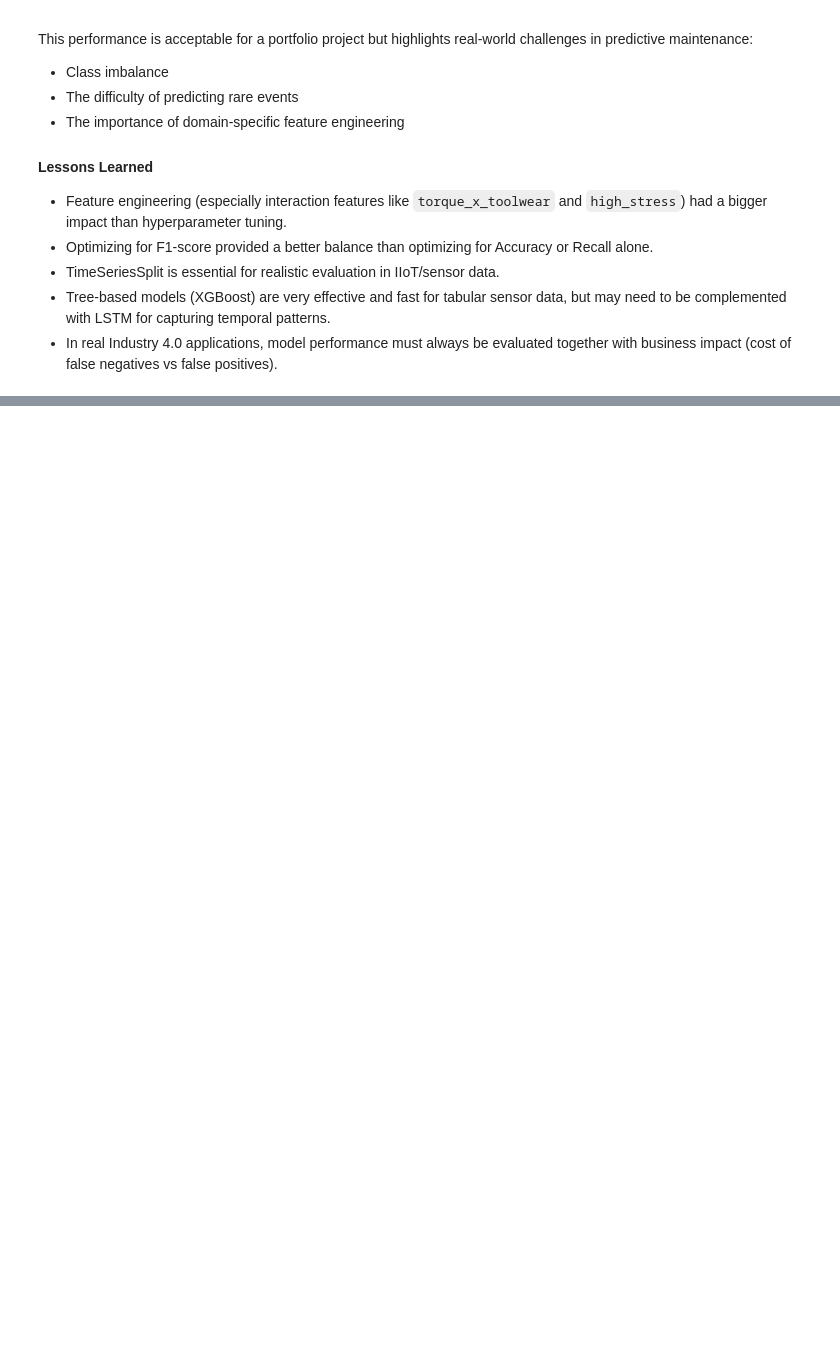
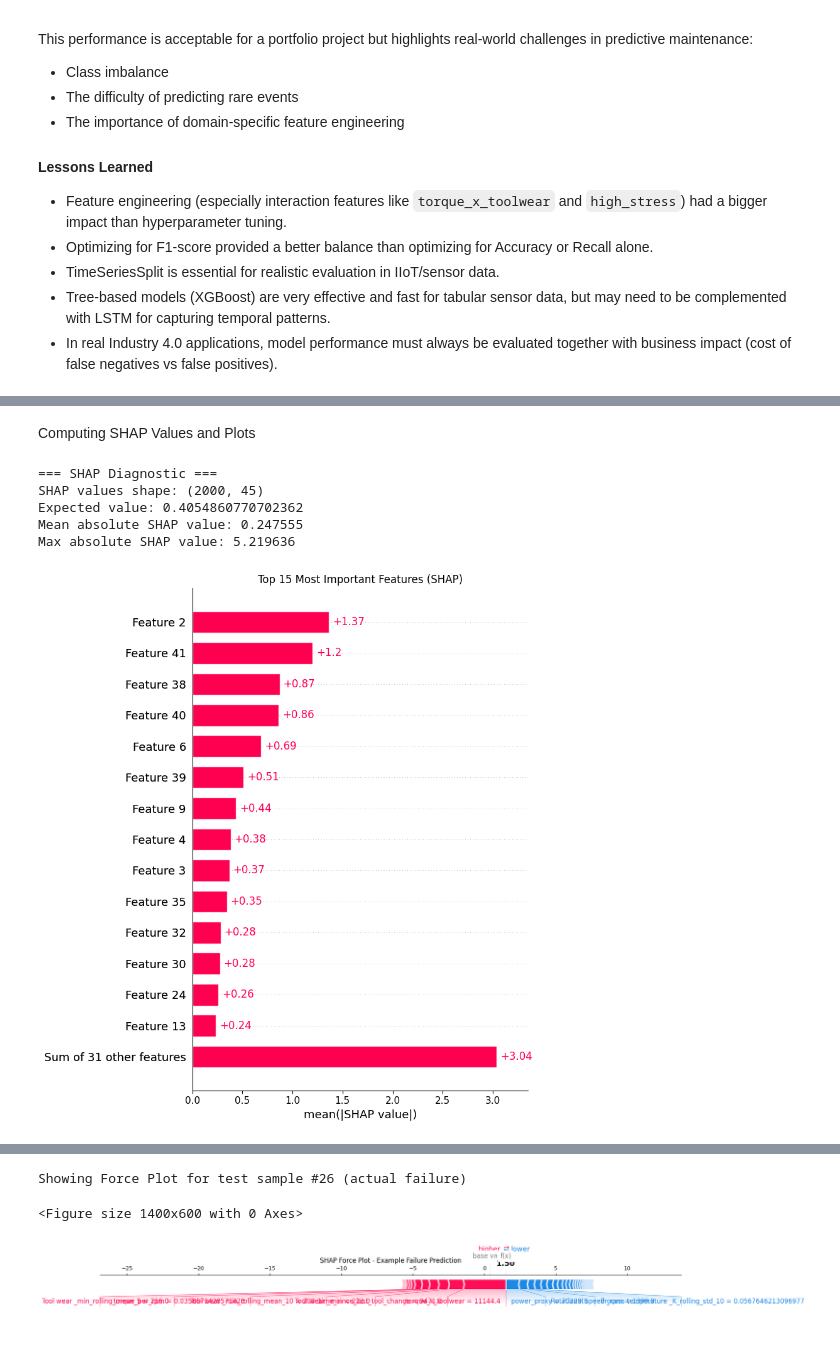
Before and after one commit to adewalelateef/predictive-maintenance-smart-factory, a Jupyter notebook: notebooks/03_modeling.ipynb, the cells around one changed output, grey strips where cells are left out. Saved outputs shown, nothing was run; the diff lists cells and outputs as text; code cells hidden in the pictures; blank space fills up the shorter version.

Commit message:
Performed SHAP Explainability

```diff
--- a/notebooks/03_modeling.ipynb
+++ b/notebooks/03_modeling.ipynb
@@ -599,0 +627,68 @@ This performance is acceptable for a portfolio project but highlights real-world
+# %% [markdown]
+Computing SHAP Values and Plots
+# %%
+import shap
+import matplotlib.pyplot as plt
+import numpy as np
+
+print("=== SHAP Diagnostic ===")
+
+explainer = shap.TreeExplainer(final_xgb)
+shap_values_raw = explainer.shap_values(X_test)
+
+# Handle the binary classification case properly
+if isinstance(shap_values_raw, list):
+    shap_values = shap_values_raw[1]          # Take SHAP values for class 1 (Failure)
+    expected_value = explainer.expected_value[1]
+    print("Binary classification detected → Using SHAP values for Failure class")
+else:
+    shap_values = shap_values_raw
+    expected_value = explainer.expected_value
+
+print(f"SHAP values shape: {shap_values.shape}")
+print(f"Expected value: {expected_value}")
+print(f"Mean absolute SHAP value: {np.abs(shap_values).mean():.6f}")
+print(f"Max absolute SHAP value: {np.abs(shap_values).max():.6f}")
+
+# ====================== SHAP Plots (Robust Version) ======================
+
+# 1. Bar Plot - Global Importance
+plt.figure(figsize=(12, 8))
+shap.plots.bar(shap.Explanation(shap_values, expected_value, X_test), max_display=15, show=False)
+plt.title("Top 15 Most Important Features (SHAP)")
+plt.tight_layout()
+plt.show()
+
+# 2. Beeswarm Plot - Feature Impact Distribution
+plt.figure(figsize=(12, 10))
+shap.plots.beeswarm(shap.Explanation(shap_values, expected_value, X_test), max_display=15, show=False)
+plt.title("SHAP Summary Plot - Feature Impact Distribution")
+plt.tight_layout()
+plt.show()
+
+# 3. Force Plot for one failure example
+failure_positions = np.where(y_test.values == 1)[0]
+if len(failure_positions) > 0:
+    idx = failure_positions[0]
+    print(f"\nShowing Force Plot for test sample #{idx} (actual failure)")
+
+    plt.figure(figsize=(14, 6))
+    shap.plots.force(
+        expected_value,
+        shap_values[idx],
+        X_test.iloc[idx],
+        matplotlib=True,
+        show=False
+    )
+    plt.title(f"SHAP Force Plot - Example Failure Prediction")
+    plt.tight_layout()
+    plt.show()
+else:
+    print("No failures in test set for force plot.")
+# %% [output]
+=== SHAP Diagnostic ===
+SHAP values shape: (2000, 45)
+Expected value: 0.4054860770702362
+Mean absolute SHAP value: 0.247555
+Max absolute SHAP value: 5.219636
+[figure, added]
@@ -599,0 +696,3 @@ This performance is acceptable for a portfolio project but highlights real-world
+Showing Force Plot for test sample #26 (actual failure)
+<Figure size 1400x600 with 0 Axes>
+[figure, added]
```
Also changed, not shown: parts of 4 cells of this notebook, 4 other files.
